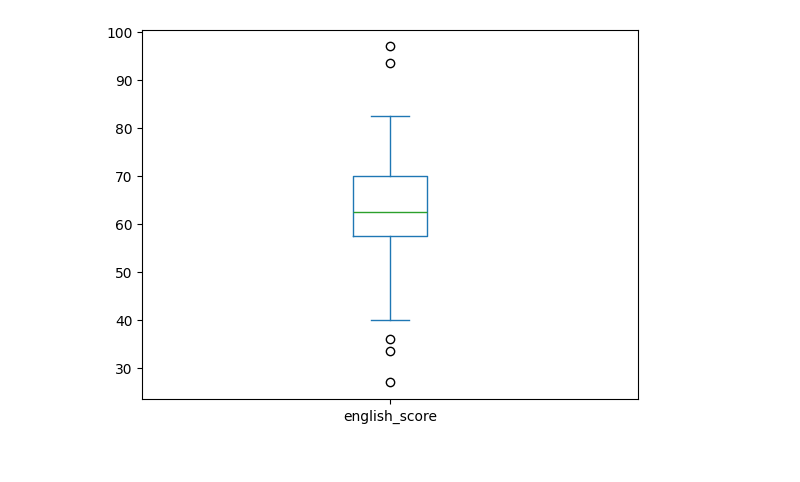
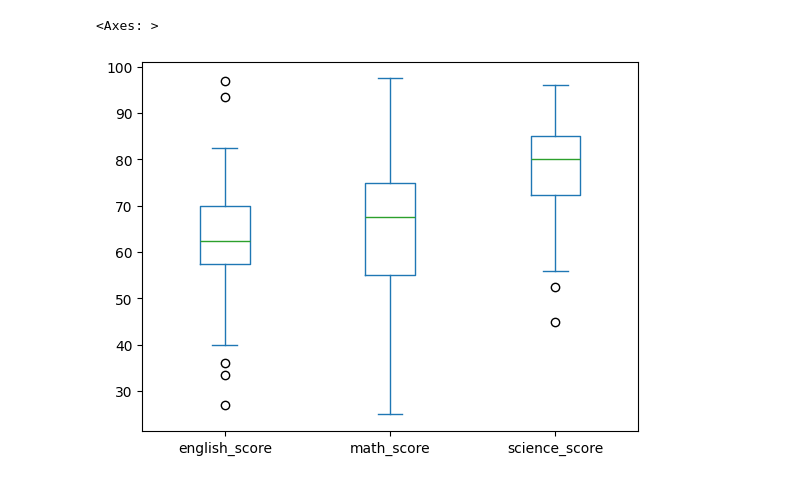
Before and after one commit to sherry-shlee/python-sandbox, a Jupyter notebook: kdc-stat.ipynb, the cells around one changed output. Cells and saved outputs as stored; diff of their text form; code cells hidden in the pictures.

```diff
--- a/kdc-stat.ipynb
+++ b/kdc-stat.ipynb
@@ -3,10 +32,9 @@
 # %%
 import numpy as np
 import matplotlib.pyplot as plt
 import pandas as pd
 df = pd.read_csv('https://raw.githubusercontent.com/sherry-shlee/python-sandbox/main/kdc-dataset/test_school.csv')
-df['english_score'].describe()
-df['english_score'].plot(kind='box')
-plt.show()
+df.plot(kind='box')
 # %% [output]
+<Axes: >
-[figure, old version]
+[figure, new version]
```
Also changed, not shown: parts of 5 cells of this notebook.
